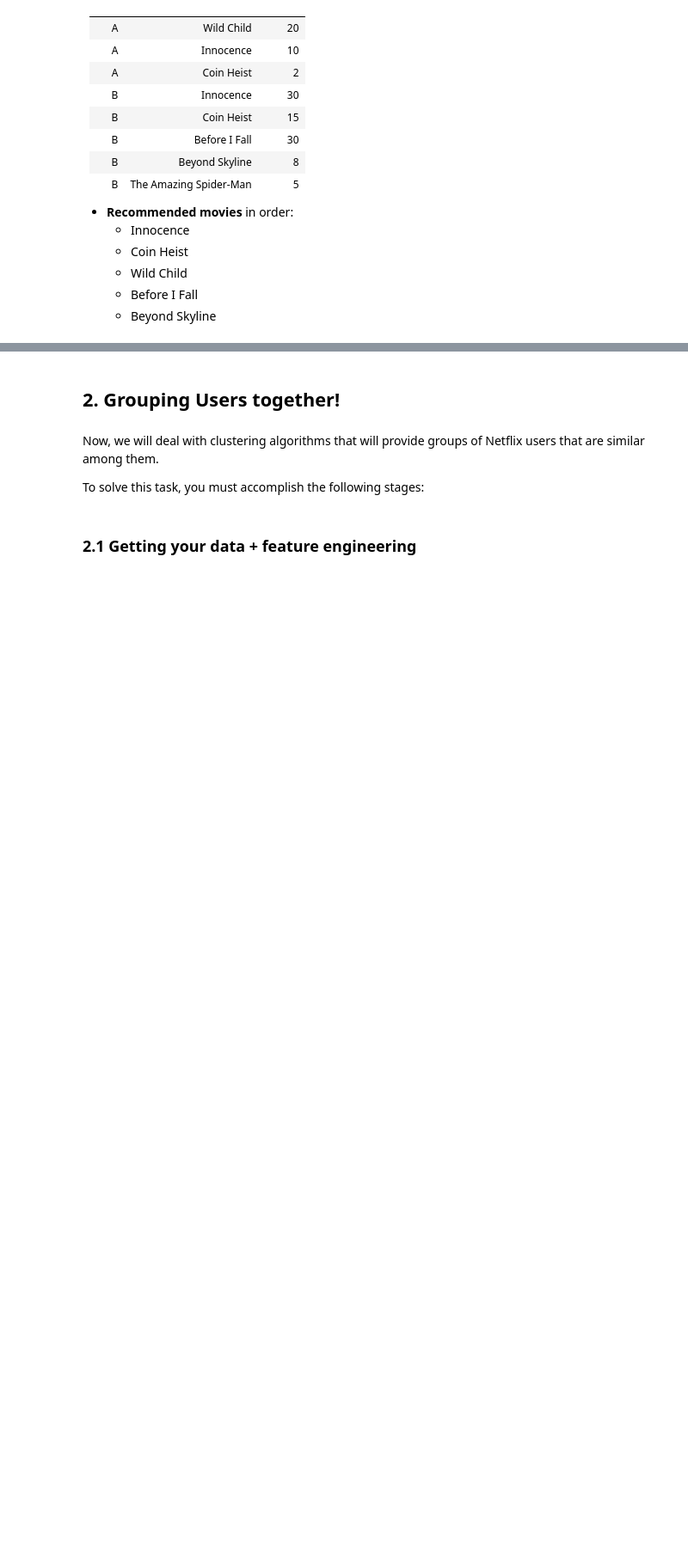
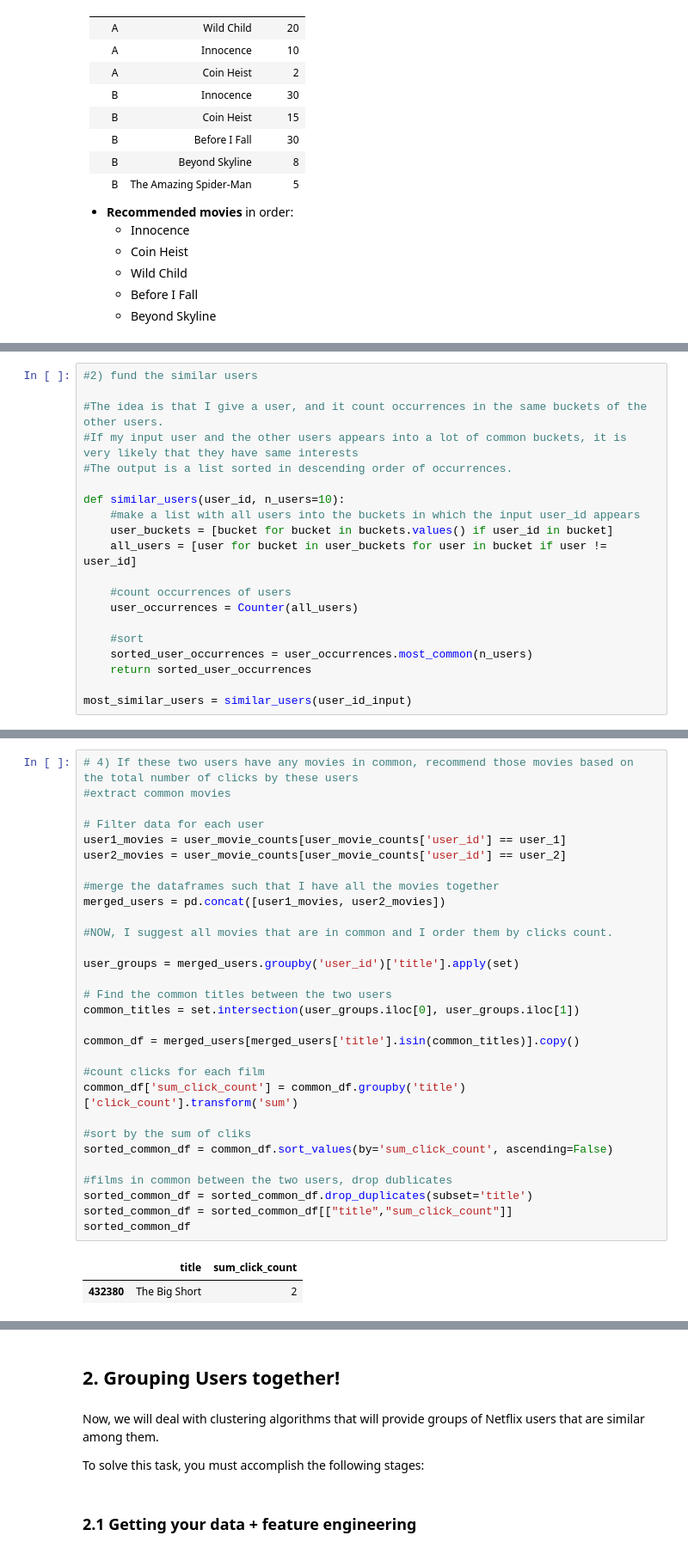
Before and after one commit to LorenzoPannacci/ADM-HW4, a Jupyter notebook: main.ipynb, the cells around one changed output, grey strips where cells are left out. Shown at 86% size. Drawn from its saved outputs; the diff is of its cells as text; blank space fills up the shorter version.

```diff
--- a/main.ipynb
+++ b/main.ipynb
@@ -120,0 +397,20 @@ __Example:__ assume you've identified user __A__ and __B__ as the most similar u
+# %%
+#2) fund the similar users
+
+#The idea is that I give a user, and it count occurrences in the same buckets of the other users.
+#If my input user and the other users appears into a lot of common buckets, it is very likely that they have same interests
+#The output is a list sorted in descending order of occurrences.
+
+def similar_users(user_id, n_users=10):
+    #make a list with all users into the buckets in which the input user_id appears
+    user_buckets = [bucket for bucket in buckets.values() if user_id in bucket]
+    all_users = [user for bucket in user_buckets for user in bucket if user != user_id]
+
+    #count occurrences of users
+    user_occurrences = Counter(all_users)
+
+    #sort
+    sorted_user_occurrences = user_occurrences.most_common(n_users)
+    return sorted_user_occurrences
+
+most_similar_users = similar_users(user_id_input)
@@ -120,0 +463,33 @@ __Example:__ assume you've identified user __A__ and __B__ as the most similar u
+# %%
+# 4) If these two users have any movies in common, recommend those movies based on the total number of clicks by these users
+#extract common movies
+
+# Filter data for each user
+user1_movies = user_movie_counts[user_movie_counts['user_id'] == user_1]
+user2_movies = user_movie_counts[user_movie_counts['user_id'] == user_2]
+
+#merge the dataframes such that I have all the movies together
+merged_users = pd.concat([user1_movies, user2_movies])
+
+#NOW, I suggest all movies that are in common and I order them by clicks count.
+
+user_groups = merged_users.groupby('user_id')['title'].apply(set)
+
+# Find the common titles between the two users
+common_titles = set.intersection(user_groups.iloc[0], user_groups.iloc[1])
+
+common_df = merged_users[merged_users['title'].isin(common_titles)].copy()
+
+#count clicks for each film
+common_df['sum_click_count'] = common_df.groupby('title')['click_count'].transform('sum')
+
+#sort by the sum of cliks
+sorted_common_df = common_df.sort_values(by='sum_click_count', ascending=False)
+
+#films in common between the two users, drop dublicates
+sorted_common_df = sorted_common_df.drop_duplicates(subset='title')
+sorted_common_df = sorted_common_df[["title","sum_click_count"]]
+sorted_common_df
+# %% [output]
+|  | title | sum_click_count |
+| 432380 | The Big Short | 2 |
```
Also changed, not shown: parts of 23 cells of this notebook.
